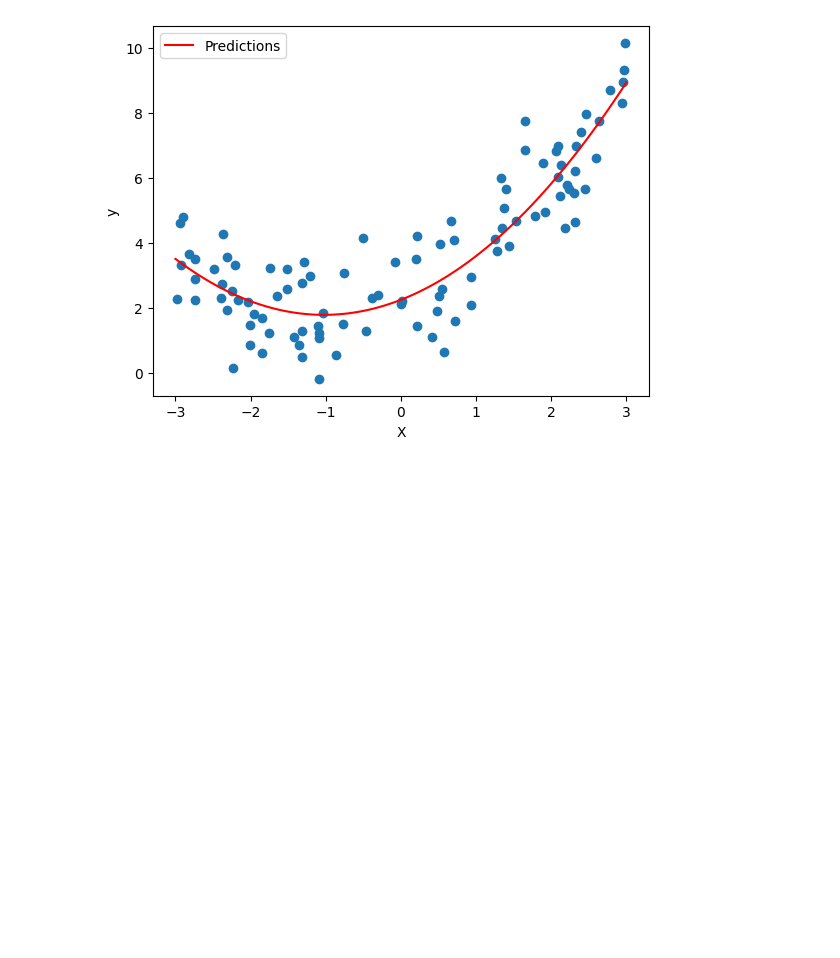
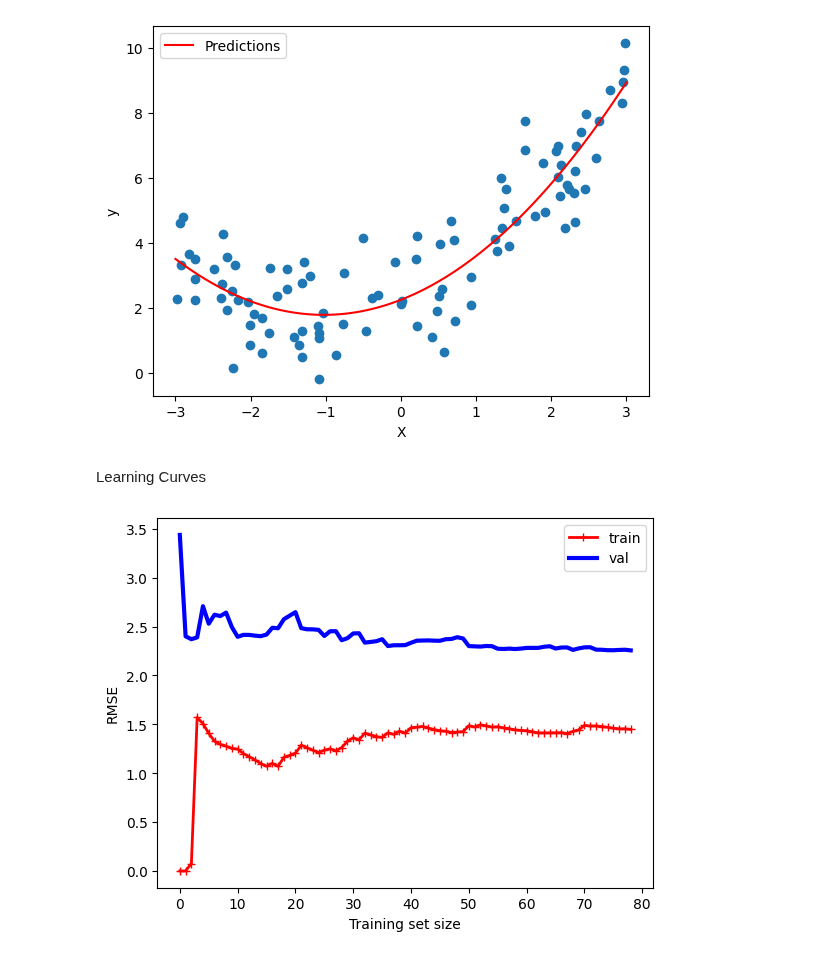
Before and after one commit to alinemitri/hands-on-ML-book, a Jupyter notebook: 04_project.ipynb, the cells around one changed output. Drawn from its saved outputs; the diff is of its cells as text; code cells hidden in the pictures; blank space fills up the shorter version.

Commit message:
Learning Curves

```diff
--- a/04_project.ipynb
+++ b/04_project.ipynb
@@ -217,3 +217,5 @@ plt.legend()
 # %% [output]
 <matplotlib.legend.Legend at 0x...>
 [figure]
+# %% [markdown]
+Learning Curves
@@ -219,0 +227,30 @@ plt.legend()
+# %%
+def plot_learning_curves(model, X, y):
+    X_train, X_val, y_train, y_val = train_test_split(X, y, test_size=0.2)
+    train_errrors, val_errors = [], []
+
+    for m in range (1, len(X_train)):
+        model.fit(X_train[:m], y_train[:m])
+        y_train_predict = model.predict(X_train[:m])
+        y_val_predict = model.predict(X_val)
+        train_errrors.append(mean_squared_error(y_train[:m], y_train_predict))
+        val_errors.append(mean_squared_error(y_val, y_val_predict))
+
+    plt.plot(np.sqrt(train_errrors), 'r-+', linewidth=2, label='train')
+    plt.plot(np.sqrt(val_errors), 'b-', linewidth=3, label='val')
+    plt.xlabel('Training set size')
+    plt.ylabel('RMSE')
+    plt.legend()
+# %%
+# Fit LinearRegression model
+from sklearn.linear_model import LinearRegression
+
+lin_reg = LinearRegression()
+# %%
+m = 100
+X = 6 * np.random.rand(m, 1) - 3
+y = 0.5 * X**2 + X + 2 + np.random.randn(m, 1)
+# %%
+plot_learning_curves(lin_reg, X, y)
+# %% [output]
+[figure, added]
```
Also changed, not shown: parts of 4 cells of this notebook.
